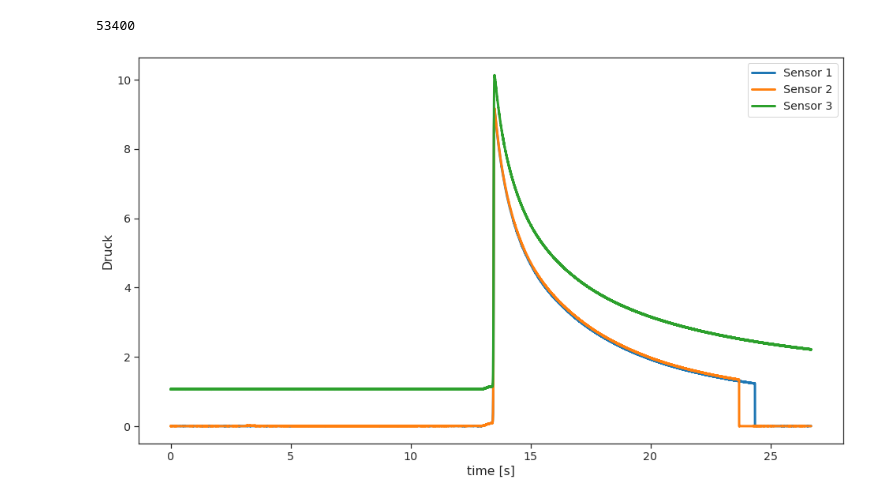
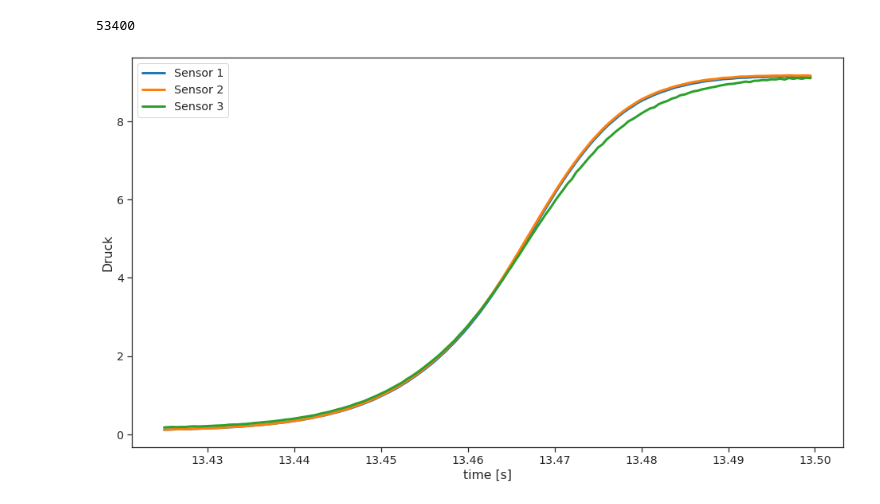
Before and after one commit to rddaz2013/1m3_NewTDMS, a Jupyter notebook: Read_TDMS.ipynb, the cells around one changed output. Drawn from its saved outputs; the diff is of its cells as text; code cells hidden in the pictures.

```diff
--- a/Read_TDMS.ipynb
+++ b/Read_TDMS.ipynb
@@ -75,17 +75,15 @@ print (np.size(all_groups[0]))
 # %% [output]
 53400
 # %%
-from scipy import signal
-
 # Positionierung
-pt=slice(1,3000) # Zeitskala ist * 0.1s
+pt=slice(26850,27000) # Zeitskala ist * 0.1s
 plt.figure(figsize=(16,9))
-plt.plot(time_array,AIN0,label='Sensor 1')
-plt.plot(time_array,AIN1,label='Sensor 2')
-plt.plot(time_array,AIN2,label='Sensor 3')
+plt.plot(time_array[pt],AIN0[pt],label='Sensor 1')
+plt.plot(time_array[pt],AIN1[pt],label='Sensor 2')
+plt.plot(time_array[pt],AIN2[pt]-1,label='Sensor 3')
 plt.xlabel('time [s]')
 plt.ylabel('Druck')
 plt.legend()
 plt.show()
 # %% [output]
-[figure, old version]
+[figure, new version]
```
Also changed, not shown: parts of 7 cells of this notebook.
